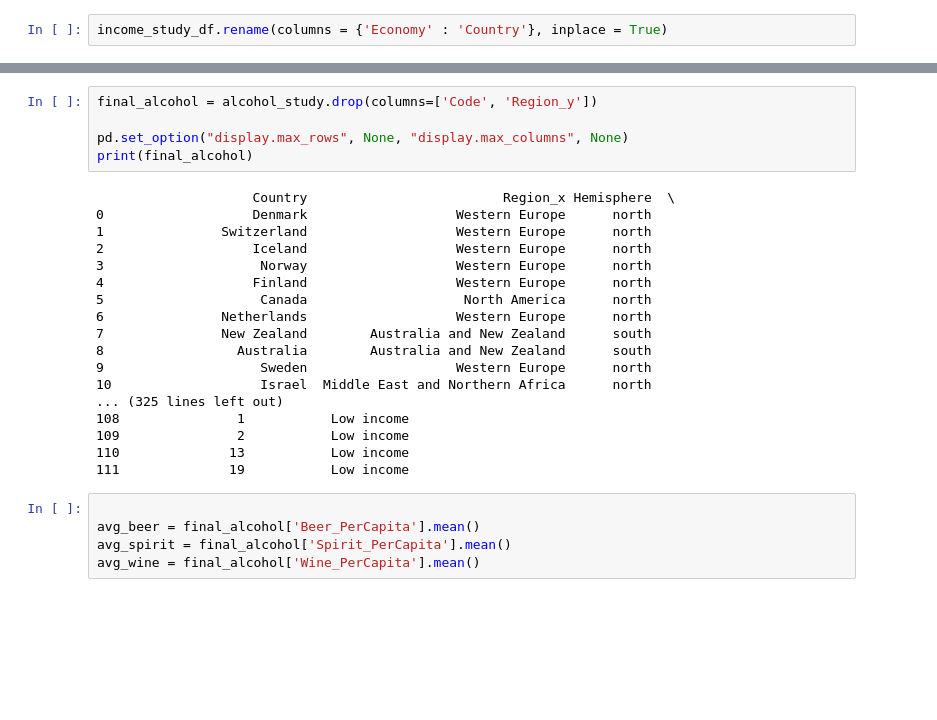
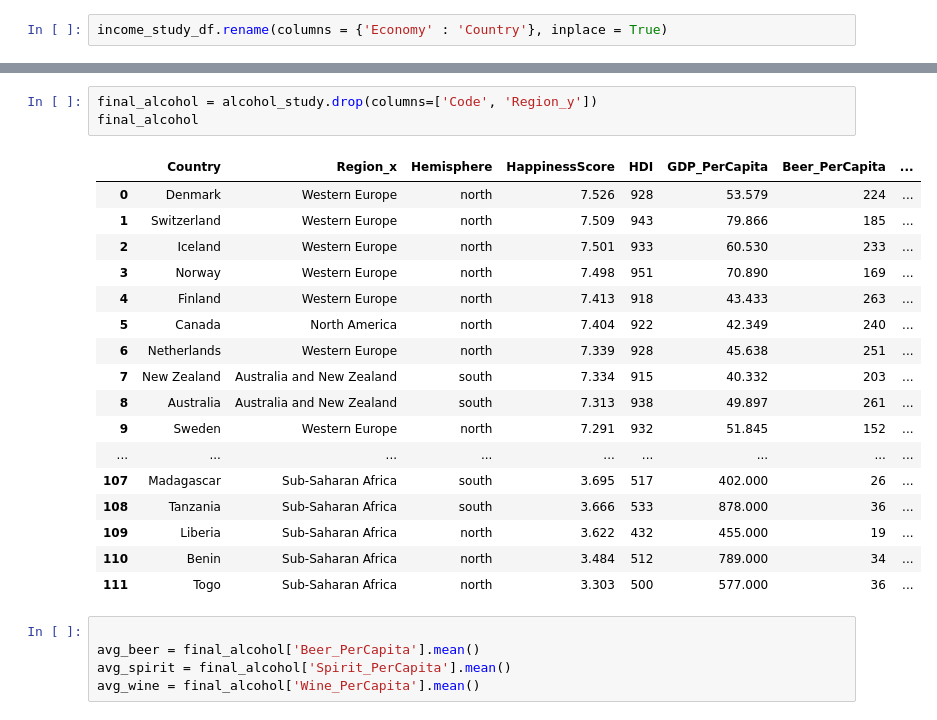
Before and after one commit to katmama/Project-Happy-Hour-1, a Jupyter notebook: project_merge_data.ipynb, the cells around one changed output, grey strips where cells are left out. Cells and saved outputs as stored; diff of their text form; blank space fills up the shorter version.

```diff
--- a/project_merge_data.ipynb
+++ b/project_merge_data.ipynb
@@ -32,26 +38,24 @@ alcohol_study.head(10)
 # %%
 final_alcohol = alcohol_study.drop(columns=['Code', 'Region_y'])
-
-pd.set_option("display.max_rows", None, "display.max_columns", None)
-print(final_alcohol)
+final_alcohol
 # %% [output]
-                    Country                         Region_x Hemisphere  \
-0                   Denmark                   Western Europe      north
-1               Switzerland                   Western Europe      north
-2                   Iceland                   Western Europe      north
-3                    Norway                   Western Europe      north
-4                   Finland                   Western Europe      north
-5                    Canada                    North America      north
-6               Netherlands                   Western Europe      north
-7               New Zealand        Australia and New Zealand      south
-8                 Australia        Australia and New Zealand      south
-9                    Sweden                   Western Europe      north
-10                   Israel  Middle East and Northern Africa      north
-... (325 lines left out)
-108               1           Low income
-109               2           Low income
-110              13           Low income
-111              19           Low income
+|  | Country | Region_x | Hemisphere | HappinessScore | HDI | GDP_PerCapita | Beer_PerCapita | ... |
+| 0 | Denmark | Western Europe | north | 7.526 | 928 | 53.579 | 224 | ... |
+| 1 | Switzerland | Western Europe | north | 7.509 | 943 | 79.866 | 185 | ... |
+| 2 | Iceland | Western Europe | north | 7.501 | 933 | 60.530 | 233 | ... |
+| 3 | Norway | Western Europe | north | 7.498 | 951 | 70.890 | 169 | ... |
+| 4 | Finland | Western Europe | north | 7.413 | 918 | 43.433 | 263 | ... |
+| 5 | Canada | North America | north | 7.404 | 922 | 42.349 | 240 | ... |
+| 6 | Netherlands | Western Europe | north | 7.339 | 928 | 45.638 | 251 | ... |
+| 7 | New Zealand | Australia and New Zealand | south | 7.334 | 915 | 40.332 | 203 | ... |
+| 8 | Australia | Australia and New Zealand | south | 7.313 | 938 | 49.897 | 261 | ... |
+| 9 | Sweden | Western Europe | north | 7.291 | 932 | 51.845 | 152 | ... |
+| ... | ... | ... | ... | ... | ... | ... | ... | ... |
+| 107 | Madagascar | Sub-Saharan Africa | south | 3.695 | 517 | 402.000 | 26 | ... |
+| 108 | Tanzania | Sub-Saharan Africa | south | 3.666 | 533 | 878.000 | 36 | ... |
+| 109 | Liberia | Sub-Saharan Africa | north | 3.622 | 432 | 455.000 | 19 | ... |
+| 110 | Benin | Sub-Saharan Africa | north | 3.484 | 512 | 789.000 | 34 | ... |
+| 111 | Togo | Sub-Saharan Africa | north | 3.303 | 500 | 577.000 | 36 | ... |
 # %%
 
 avg_beer = final_alcohol['Beer_PerCapita'].mean()
```
Also changed, not shown: parts of 3 cells of this notebook.
